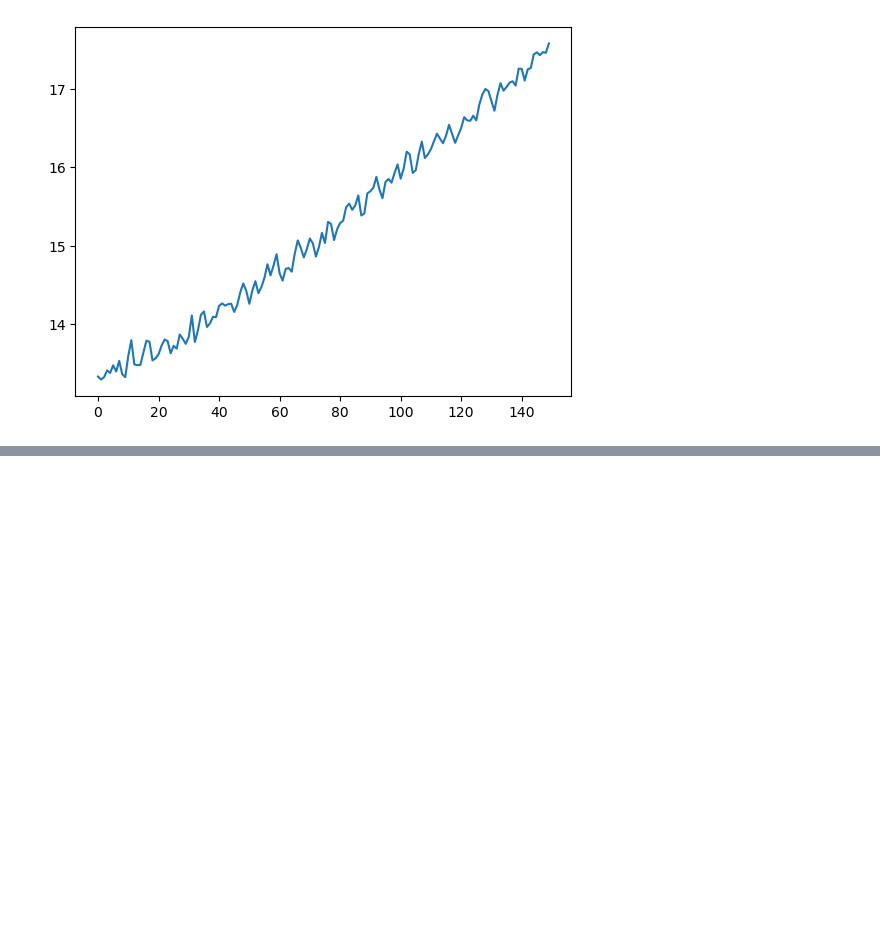
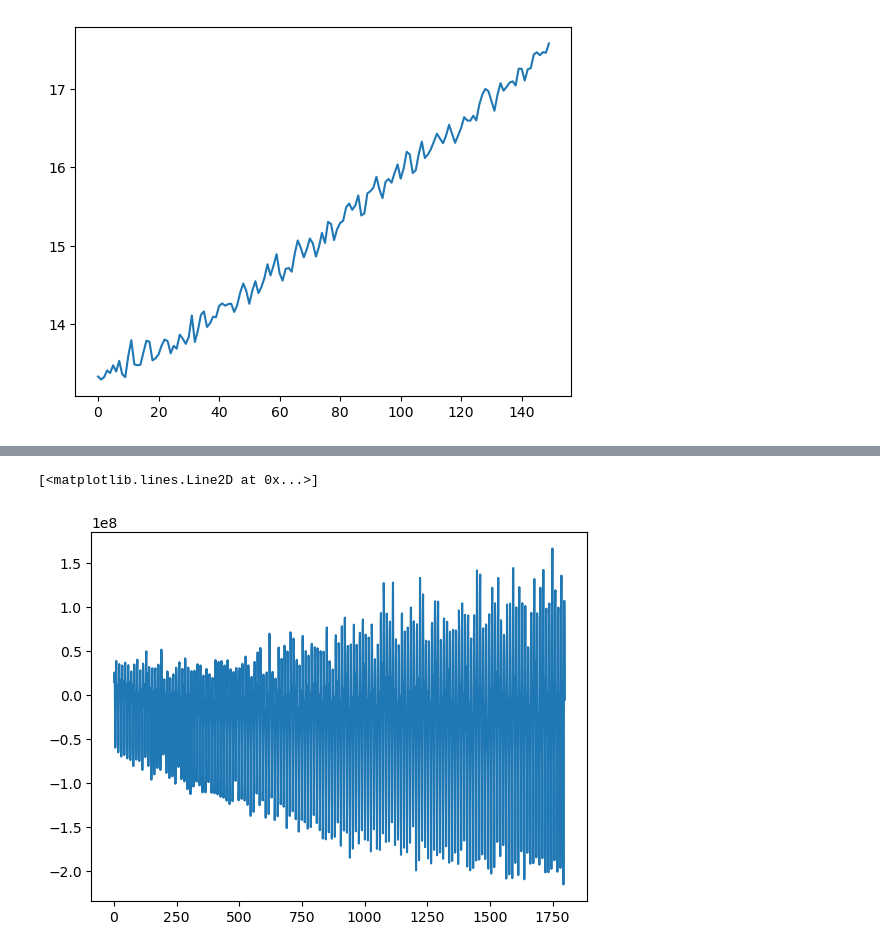
Before and after one commit to keturner8/TCRE-gfdl-esm4, a Jupyter notebook: tcre_initial.ipynb, the cells around one changed output, grey strips where cells are left out. Drawn from its saved outputs; the diff is of its cells as text; code cells hidden in the pictures; blank space fills up the shorter version.

```diff
--- a/tcre_initial.ipynb
+++ b/tcre_initial.ipynb
@@ -201,0 +207,6 @@ Data variables:
+# %%
+flux_glob = (ds2.co2_mol_flux*adata.area).sum(("lat", "lon"))
+plt.plot(flux_glob.data)
+# %% [output]
+[<matplotlib.lines.Line2D at 0x...>]
+[figure, added]
```
Also changed, not shown: parts of 7 cells of this notebook.
